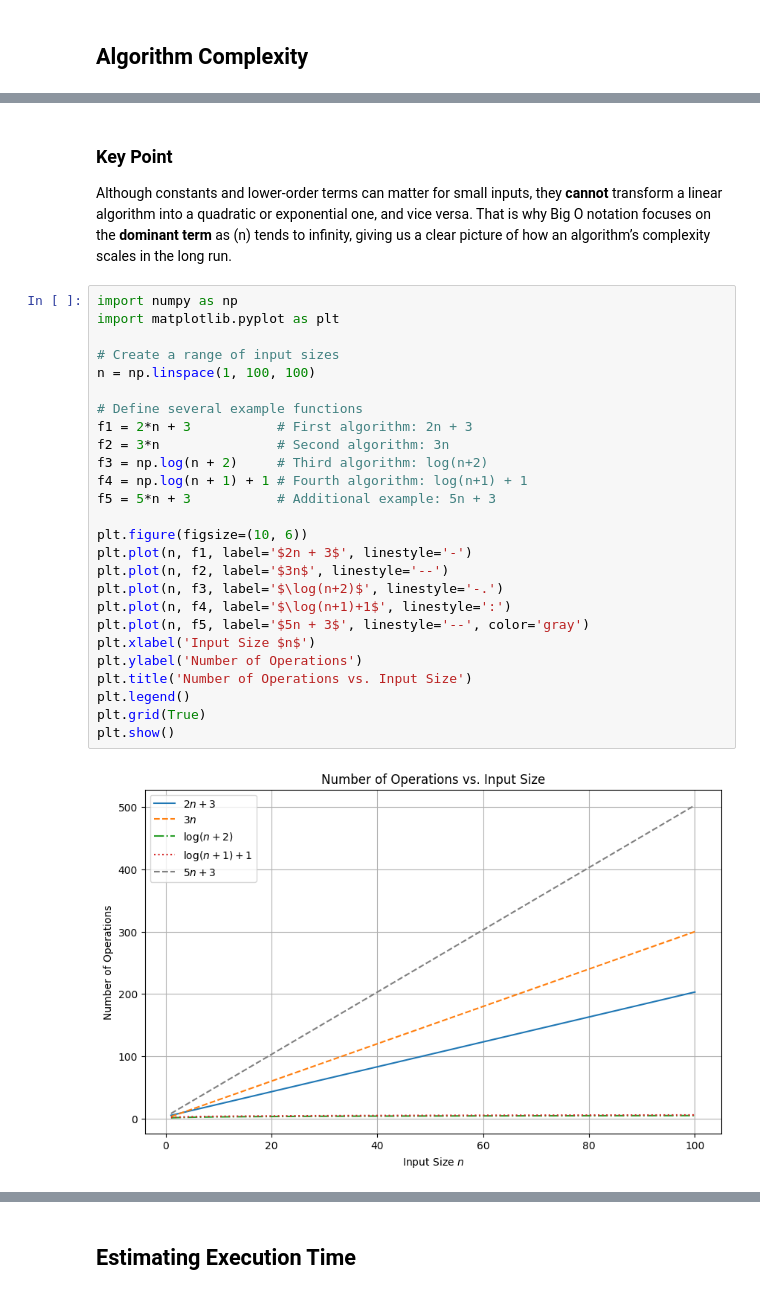
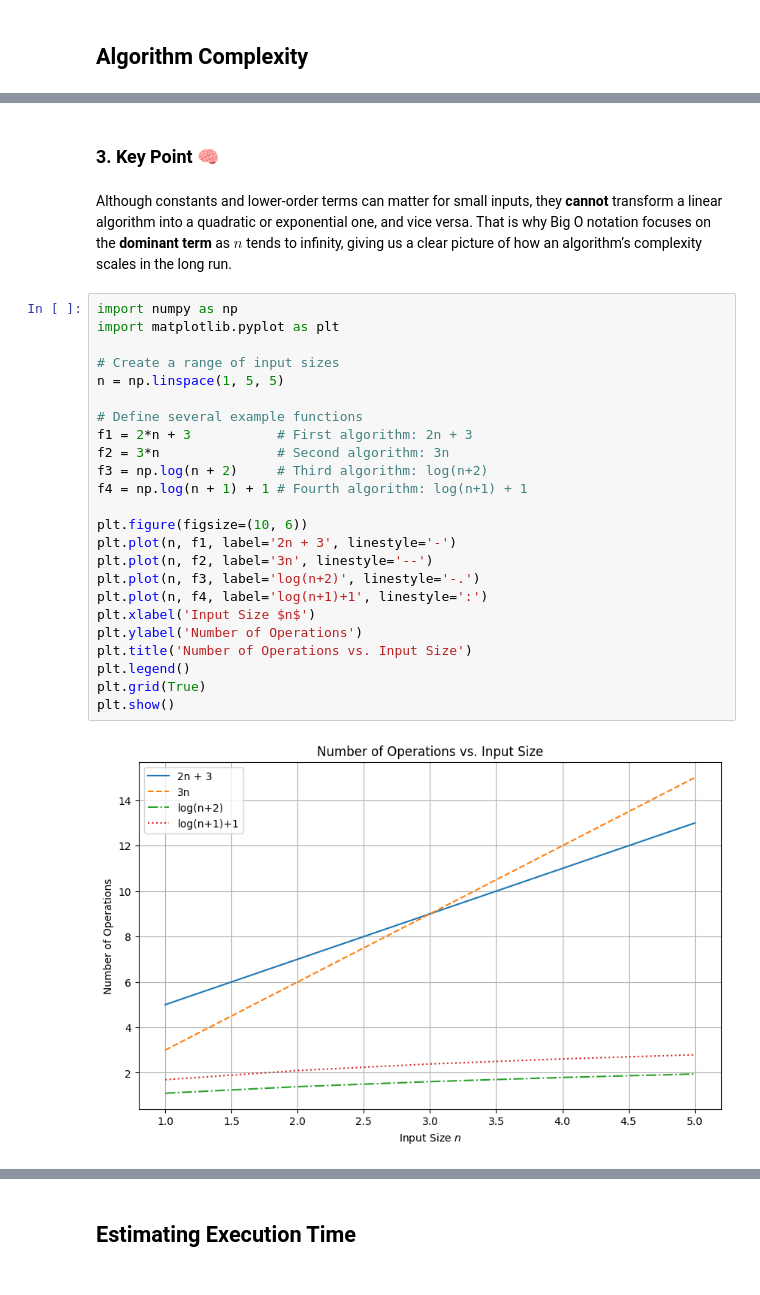
Before and after one commit to YuriODev/DSA-Path, a Jupyter notebook: notebooks/day_02_algorithm_complexity.ipynb, the cells around one changed output, grey strips where cells are left out. Cells and saved outputs as stored; diff of their text form.

```diff
--- a/notebooks/day_02_algorithm_complexity.ipynb
+++ b/notebooks/day_02_algorithm_complexity.ipynb
@@ -63,32 +65,31 @@ If you plot the number of operations against \(n\), you will see that, as \(n\)
 # %% [markdown]
-### Key Point
-
-Although constants and lower-order terms can matter for small inputs, they **cannot** transform a linear algorithm into a quadratic or exponential one, and vice versa. That is why Big O notation focuses on the **dominant term** as \(n\) tends to infinity, giving us a clear picture of how an algorithm’s complexity scales in the long run.
+### 3. Key Point 🧠
+# %% [markdown]
+
+Although constants and lower-order terms can matter for small inputs, they **cannot** transform a linear algorithm into a quadratic or exponential one, and vice versa. That is why Big O notation focuses on the **dominant term** as $n$ tends to infinity, giving us a clear picture of how an algorithm’s complexity scales in the long run.
 # %%
 import numpy as np
 import matplotlib.pyplot as plt
 
 # Create a range of input sizes
-n = np.linspace(1, 100, 100)
+n = np.linspace(1, 5, 5)
 
 # Define several example functions
 f1 = 2*n + 3           # First algorithm: 2n + 3
 f2 = 3*n               # Second algorithm: 3n
 f3 = np.log(n + 2)     # Third algorithm: log(n+2)
 f4 = np.log(n + 1) + 1 # Fourth algorithm: log(n+1) + 1
-f5 = 5*n + 3           # Additional example: 5n + 3
 
 plt.figure(figsize=(10, 6))
-plt.plot(n, f1, label='$2n + 3$', linestyle='-')
-plt.plot(n, f2, label='$3n$', linestyle='--')
-plt.plot(n, f3, label='$\log(n+2)$', linestyle='-.')
-plt.plot(n, f4, label='$\log(n+1)+1$', linestyle=':')
-plt.plot(n, f5, label='$5n + 3$', linestyle='--', color='gray')
+plt.plot(n, f1, label='2n + 3', linestyle='-')
+plt.plot(n, f2, label='3n', linestyle='--')
+plt.plot(n, f3, label='log(n+2)', linestyle='-.')
+plt.plot(n, f4, label='log(n+1)+1', linestyle=':')
 plt.xlabel('Input Size $n$')
 plt.ylabel('Number of Operations')
 plt.title('Number of Operations vs. Input Size')
 plt.legend()
 plt.grid(True)
 plt.show()
 # %% [output]
-[figure, old version]
+[figure, new version]
```
Also changed, not shown: parts of 94 cells of this notebook.
